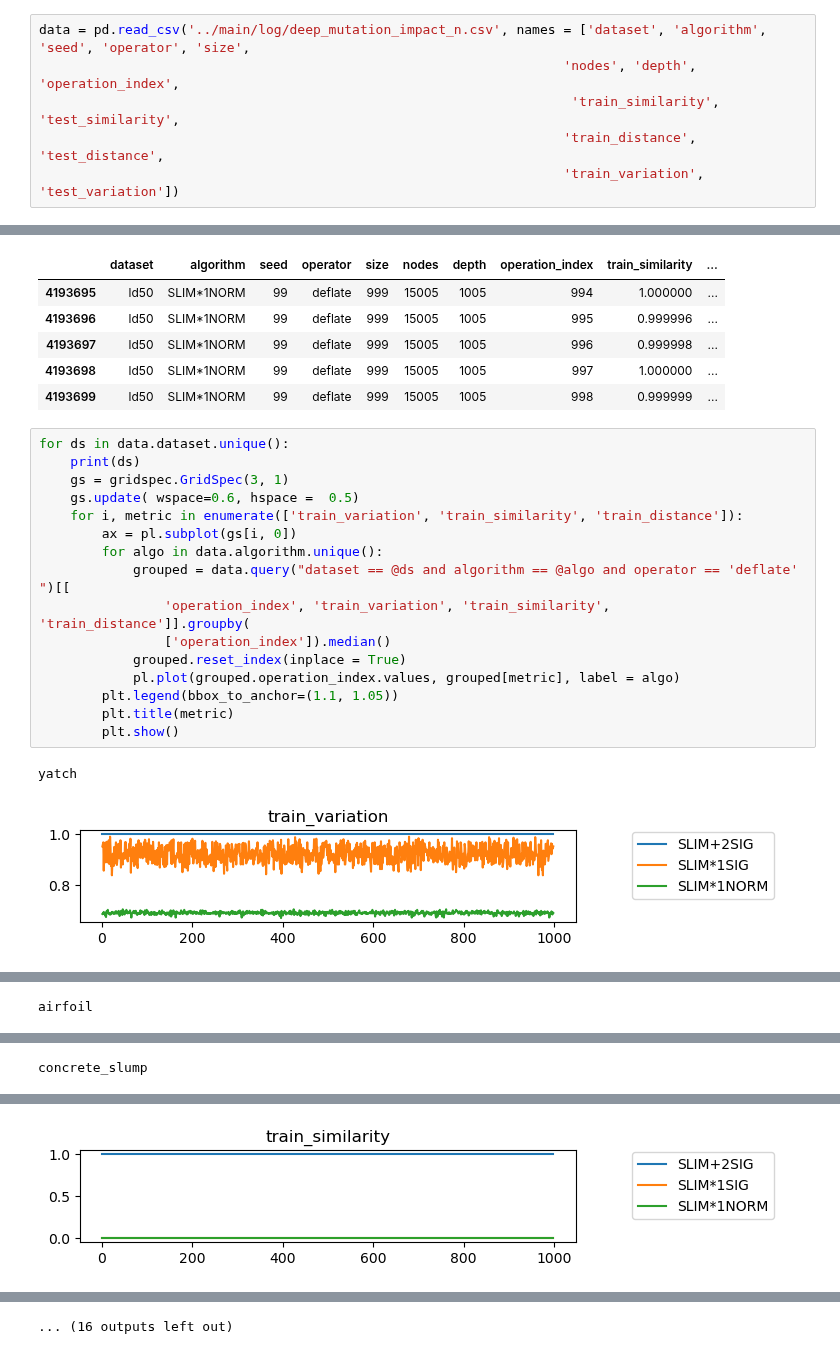
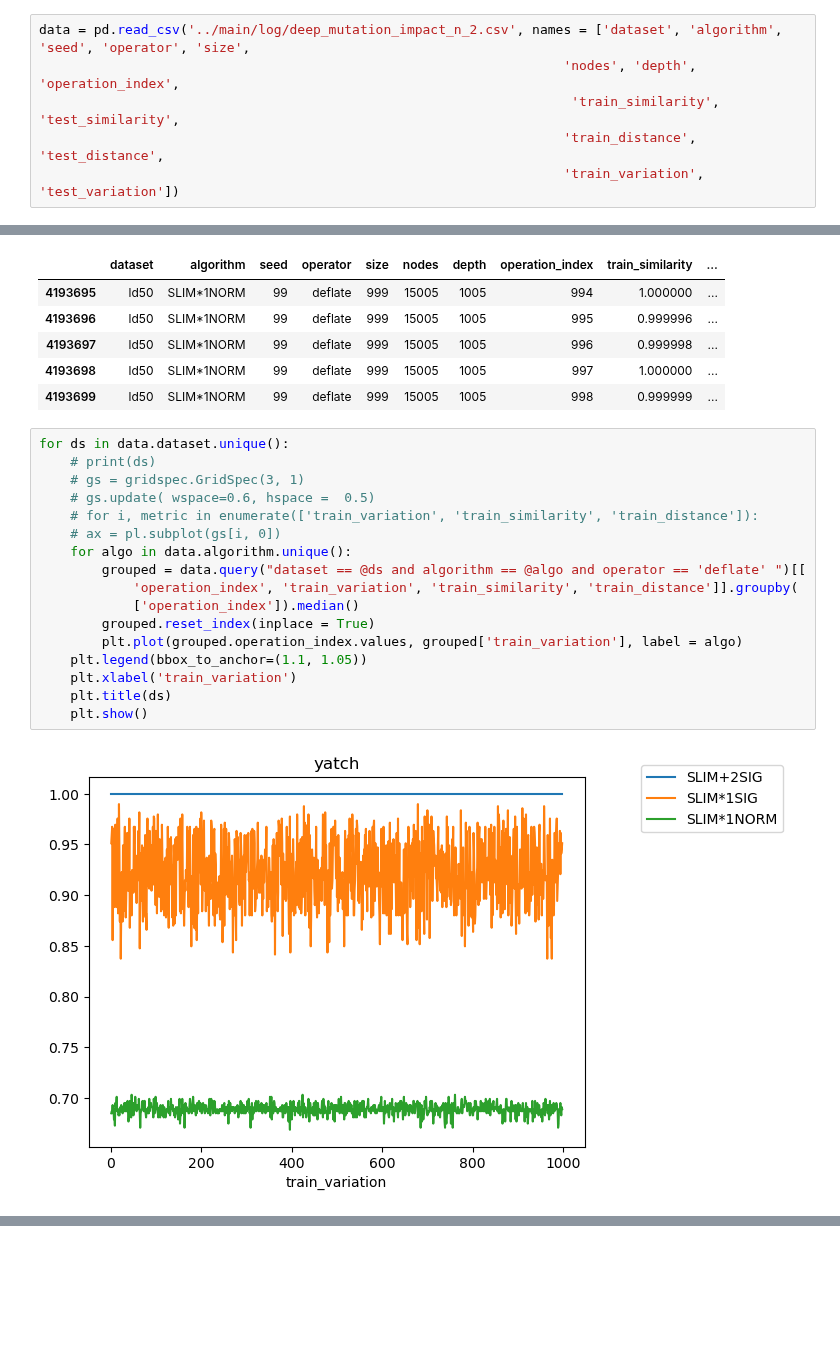
Before and after one commit to Rizzolioli/SlimShady, a Jupyter notebook: utils/Impact study.ipynb, the cells around one changed output, grey strips where cells are left out. Drawn from its saved outputs; the diff is of its cells as text; blank space fills up the shorter version.

```diff
--- a/utils/Impact study.ipynb
+++ b/utils/Impact study.ipynb
@@ -6,7 +6,7 @@ import seaborn as sns
 import matplotlib.gridspec as gridspec
 import matplotlib.pylab as pl
 # %%
-data = pd.read_csv('../main/log/deep_mutation_impact_n.csv', names = ['dataset', 'algorithm', 'seed', 'operator', 'size',
+data = pd.read_csv('../main/log/deep_mutation_impact_n_2.csv', names = ['dataset', 'algorithm', 'seed', 'operator', 'size',
                                                                    'nodes', 'depth', 'operation_index',
                                                                     'train_similarity', 'test_similarity',
                                                                    'train_distance', 'test_distance',
@@ -51,20 +60,20 @@ data.tail()
 | 4193699 | ld50 | SLIM*1NORM | 99 | deflate | 999 | 15005 | 1005 | 998 | 0.999999 | ... |
 # %%
 for ds in data.dataset.unique():
-    print(ds)
-    gs = gridspec.GridSpec(3, 1)
-    gs.update( wspace=0.6, hspace =  0.5)
-    for i, metric in enumerate(['train_variation', 'train_similarity', 'train_distance']):
-        ax = pl.subplot(gs[i, 0])
-        for algo in data.algorithm.unique():
-            grouped = data.query("dataset == @ds and algorithm == @algo and operator == 'deflate' ")[[
-                'operation_index', 'train_variation', 'train_similarity', 'train_distance']].groupby(
-                ['operation_index']).median()
-            grouped.reset_index(inplace = True)
-            pl.plot(grouped.operation_index.values, grouped[metric], label = algo)
-        plt.legend(bbox_to_anchor=(1.1, 1.05))
-        plt.title(metric)
-        plt.show()
+    # print(ds)
+    # gs = gridspec.GridSpec(3, 1)
+    # gs.update( wspace=0.6, hspace =  0.5)
+    # for i, metric in enumerate(['train_variation', 'train_similarity', 'train_distance']):
+    # ax = pl.subplot(gs[i, 0])
+    for algo in data.algorithm.unique():
+        grouped = data.query("dataset == @ds and algorithm == @algo and operator == 'deflate' ")[[
+            'operation_index', 'train_variation', 'train_similarity', 'train_distance']].groupby(
+            ['operation_index']).median()
+        grouped.reset_index(inplace = True)
+        plt.plot(grouped.operation_index.values, grouped['train_variation'], label = algo)
+    plt.legend(bbox_to_anchor=(1.1, 1.05))
+    plt.xlabel('train_variation')
+    plt.title(ds)
+    plt.show()
 # %% [output]
-yatch
-[figure, old version]
+[figure, new version]
@@ -73 +81,0 @@ yatch
-airfoil
@@ -77 +84,0 @@ airfoil
-concrete_slump
@@ -79 +85,0 @@ concrete_slump
-[figure, removed]
@@ -81 +85,0 @@ concrete_slump
-... (16 outputs left out)
```
Also changed, not shown: parts of 3 cells of this notebook, 2 other files.
